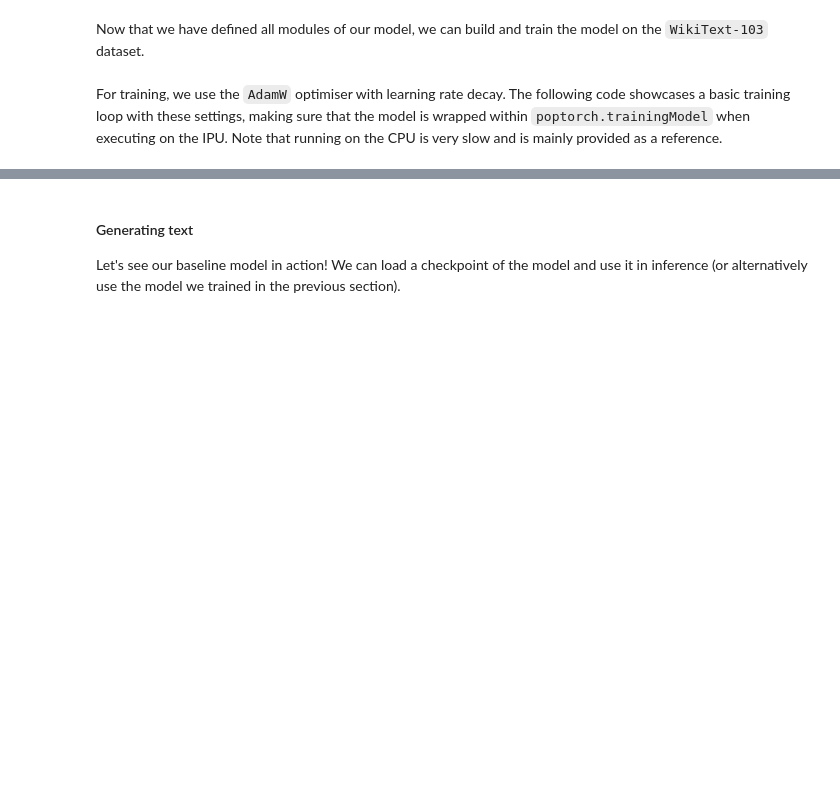
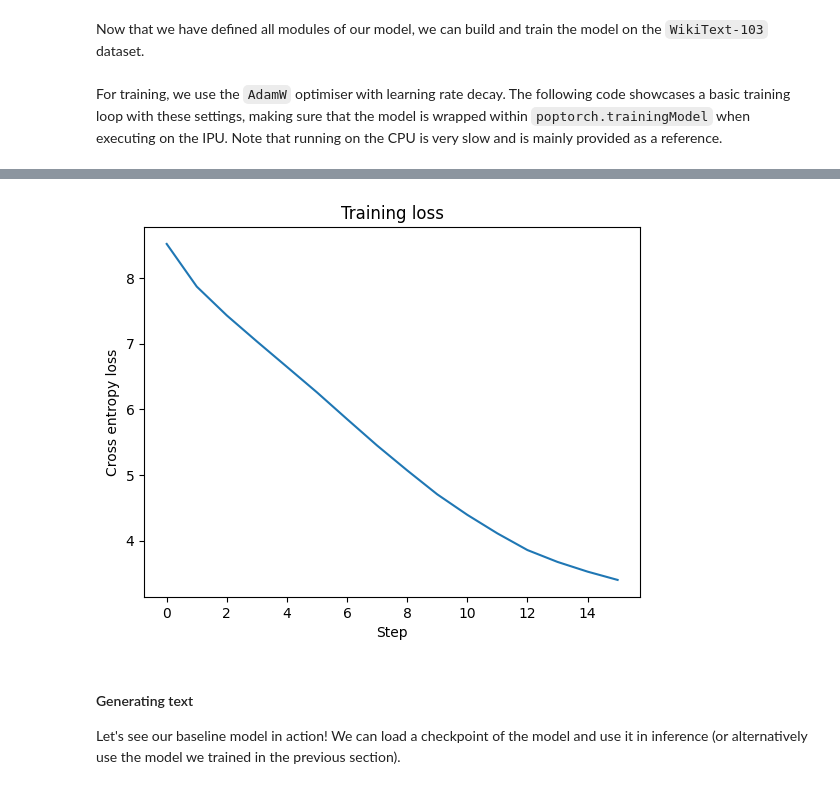
Before and after one commit to graphcore-research/notebooks, a Jupyter notebook: moe_charlm/MoeCharLM.ipynb, the cells around one changed output, grey strips where cells are left out. Saved outputs shown, nothing was run; the diff lists cells and outputs as text; code cells hidden in the pictures; blank space fills up the shorter version.

Commit message:
Refactor dense training

```diff
--- a/moe_charlm/MoeCharLM.ipynb
+++ b/moe_charlm/MoeCharLM.ipynb
@@ -274,7 +375,8 @@ For training, we use the `AdamW` optimiser with learning rate decay. The followi
+# %%
+run_training = True
 # %%
-train = False
-if train:
-    # Load the training dataset
+# Load the training dataset
+if run_training:
     vocab_path = dataset_dir / "wikitext103_raw/vocab.json"
     train_path = dataset_dir / "wikitext103_raw/train.txt"
     train_ds = Dataset.from_path(vocab_path, train_path)
@@ -365,0 +383,36 @@ if train:
+# %%
+run_training = True
+
+if run_training:
+    # Create the model
+
+    # Set random seed
+    seed = None
+    if seed is None:
+        seed = np.random.SeedSequence().generate_state(1)[0]
+
+    model = CharModel(
+        vocab_size=len(ds.vocab),
+        hidden_size=128,
+        expand_factor=4,
+        kernel_size=7,
+        num_groups=8,
+        num_layers=8,
+        dtype=torch.float32,
+    )
+
+    # Set the settings
+    settings = Settings()
+    settings.training.num_steps = 2**4
+    settings.device.run_on_ipu = True
+
+    model, loss = train(model, train_ds, settings)
+
+    # Plot training loss
+    import matplotlib.pyplot as plt
+    plt.plot(loss.values())
+    plt.xlabel("Step")
+    plt.ylabel("Cross entropy loss")
+    plt.title("Training loss")
+    plt.show()
+# %% [output]
@@ -366,3 +420,4 @@ if train:
+[figure, added]
 # %% [markdown]
 #### Generating text
 
```
Also changed, not shown: parts of 9 cells of this notebook.
